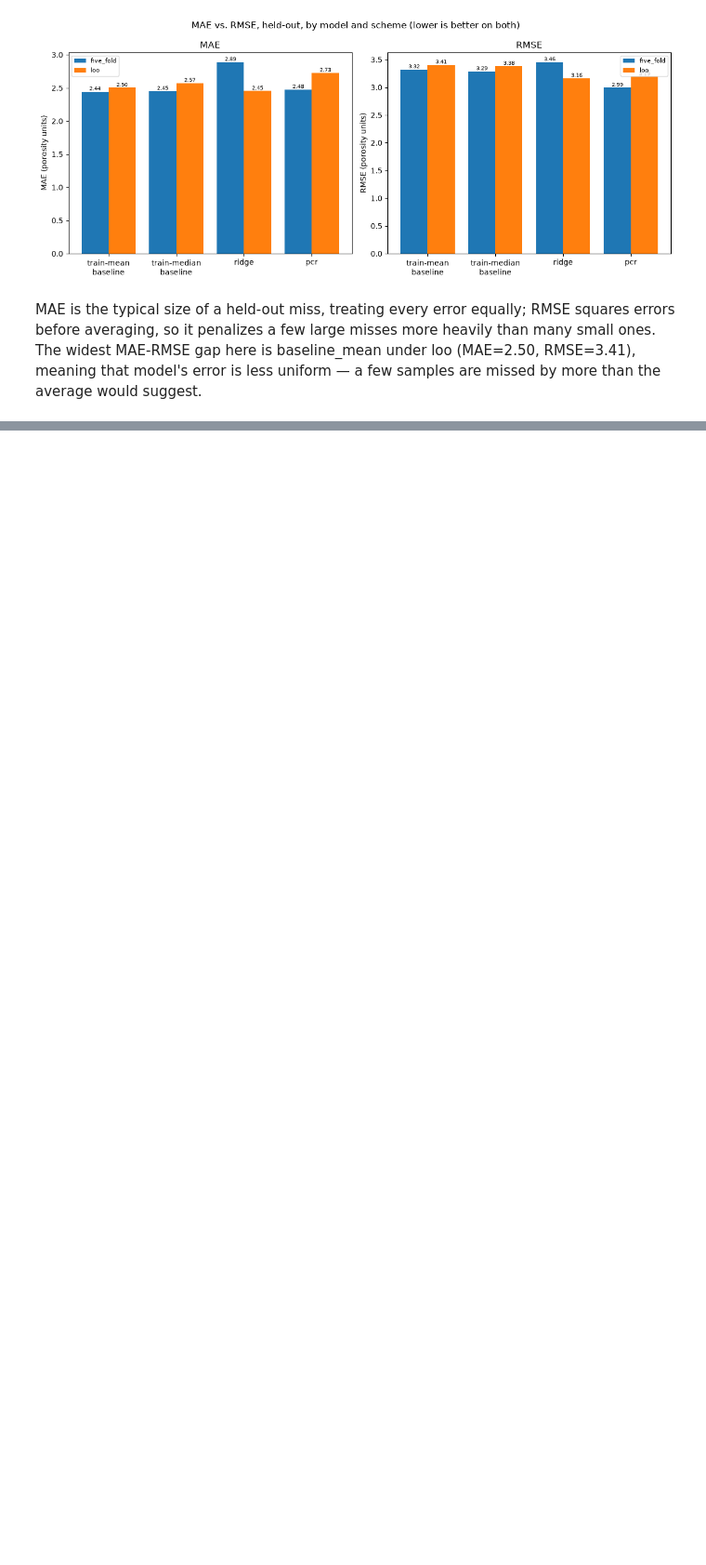
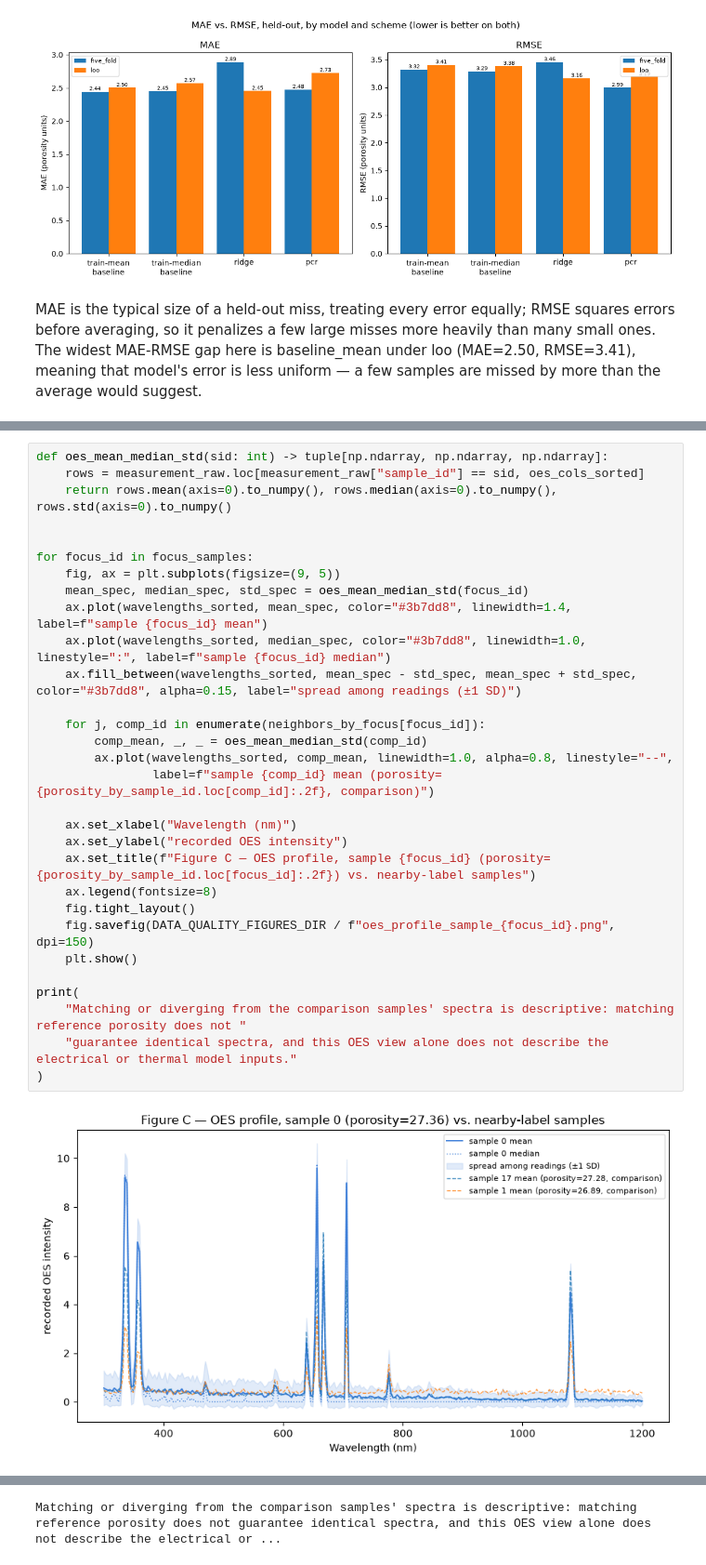
Before and after one commit to Ramandeep72/Machine-Learning-Projects, a Jupyter notebook: porosity_feasibility/porosity_feasibility.ipynb, the cells around one changed output, grey strips where cells are left out. Shown at 93% size. Cells and saved outputs as stored; diff of their text form; blank space fills up the shorter version.

```diff
--- a/porosity_feasibility/porosity_feasibility.ipynb
+++ b/porosity_feasibility/porosity_feasibility.ipynb
@@ -2123,0 +2766,32 @@ Notebook executed successfully at 2026-09-15T16:30:32.755407+00:00
+# %%
+def oes_mean_median_std(sid: int) -> tuple[np.ndarray, np.ndarray, np.ndarray]:
+    rows = measurement_raw.loc[measurement_raw["sample_id"] == sid, oes_cols_sorted]
+    return rows.mean(axis=0).to_numpy(), rows.median(axis=0).to_numpy(), rows.std(axis=0).to_numpy()
+
+
+for focus_id in focus_samples:
+    fig, ax = plt.subplots(figsize=(9, 5))
+    mean_spec, median_spec, std_spec = oes_mean_median_std(focus_id)
+    ax.plot(wavelengths_sorted, mean_spec, color="#3b7dd8", linewidth=1.4, label=f"sample {focus_id} mean")
+    ax.plot(wavelengths_sorted, median_spec, color="#3b7dd8", linewidth=1.0, linestyle=":", label=f"sample {focus_id} median")
+    ax.fill_between(wavelengths_sorted, mean_spec - std_spec, mean_spec + std_spec, color="#3b7dd8", alpha=0.15, label="spread among readings (±1 SD)")
+
+    for j, comp_id in enumerate(neighbors_by_focus[focus_id]):
+        comp_mean, _, _ = oes_mean_median_std(comp_id)
+        ax.plot(wavelengths_sorted, comp_mean, linewidth=1.0, alpha=0.8, linestyle="--",
+                label=f"sample {comp_id} mean (porosity={porosity_by_sample_id.loc[comp_id]:.2f}, comparison)")
+
+    ax.set_xlabel("Wavelength (nm)")
+    ax.set_ylabel("recorded OES intensity")
+    ax.set_title(f"Figure C — OES profile, sample {focus_id} (porosity={porosity_by_sample_id.loc[focus_id]:.2f}) vs. nearby-label samples")
+    ax.legend(fontsize=8)
+    fig.tight_layout()
+    fig.savefig(DATA_QUALITY_FIGURES_DIR / f"oes_profile_sample_{focus_id}.png", dpi=150)
+    plt.show()
+
+print(
+    "Matching or diverging from the comparison samples' spectra is descriptive: matching reference porosity does not "
+    "guarantee identical spectra, and this OES view alone does not describe the electrical or thermal model inputs."
+)
+# %% [output]
+[figure, added]
@@ -2123,0 +2799 @@ Notebook executed successfully at 2026-09-15T16:30:32.755407+00:00
+Matching or diverging from the comparison samples' spectra is descriptive: matching reference porosity does not guarantee identical spectra, and this OES view alone does not describe the electrical or ...
```
Also changed, not shown: parts of 35 cells of this notebook, 14 other files.
